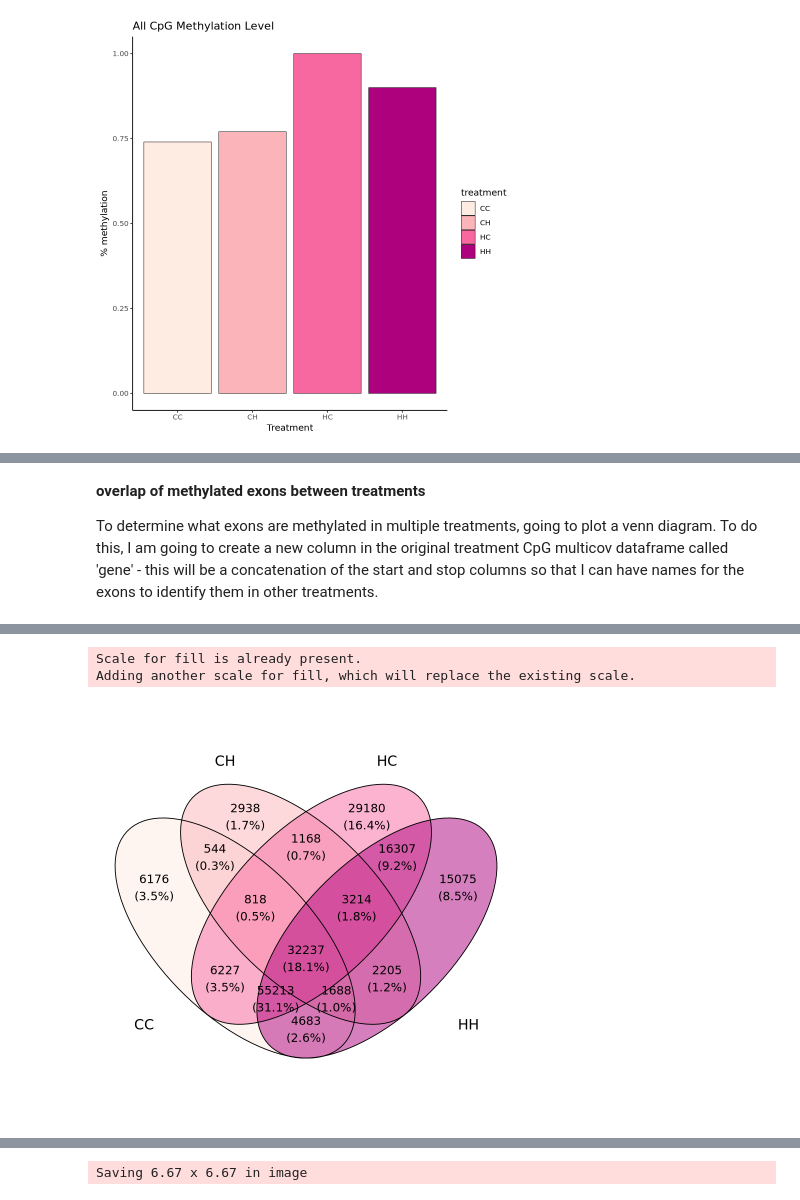
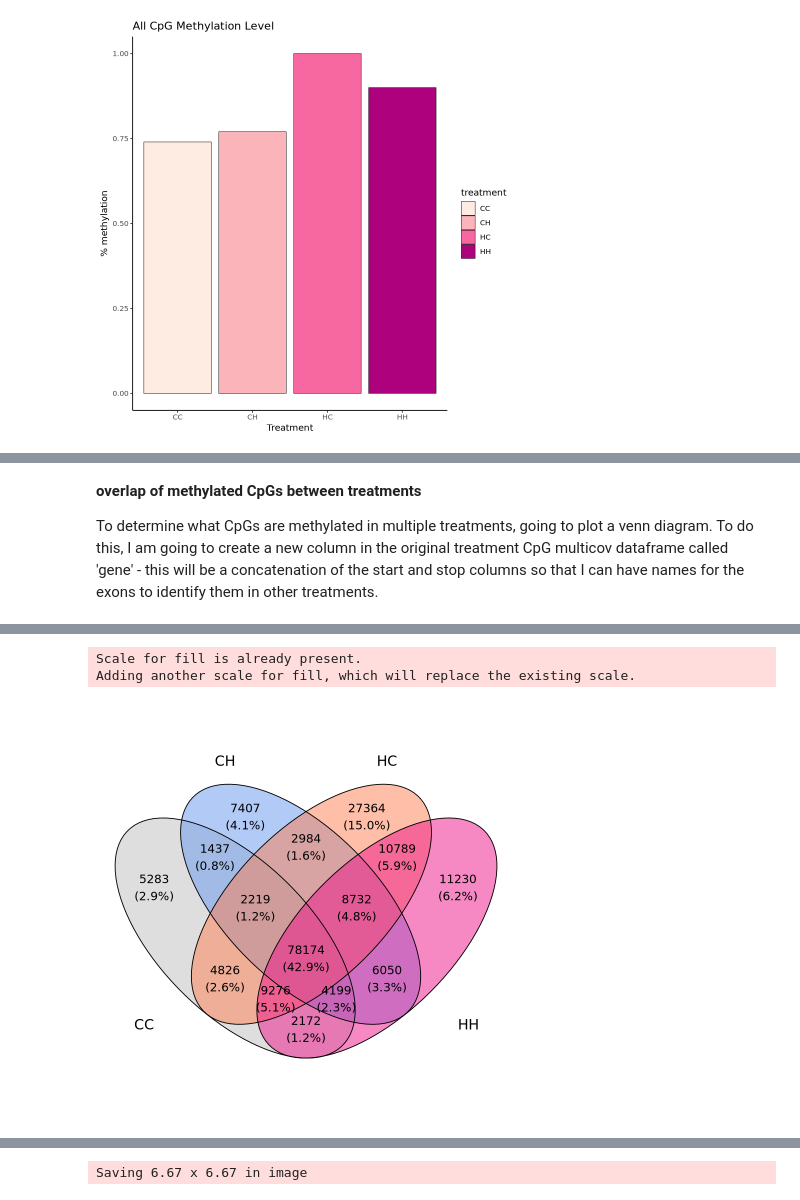
Before and after one commit to jgmcdonough/CE18_methylRAD_analysis, a Jupyter notebook: analysis/genomic_feature_tracks/methylation_level_of_features.ipynb, the cells around one changed output, grey strips where cells are left out. Cells and saved outputs as stored; diff of their text form; code cells hidden in the pictures.

```diff
--- a/analysis/genomic_feature_tracks/methylation_level_of_features.ipynb
+++ b/analysis/genomic_feature_tracks/methylation_level_of_features.ipynb
@@ -652,6 +652,6 @@ A data.frame: 6 × 9
 # %%
 # Calculate average counts of last 5 columns
-CC_multicov$avg_counts <- rowMeans(CC_multicov[,5:9])
+CC_multicov$avg_counts <- rowMeans(CC_multicov[,6:10])
 
 # Remove rows with averages below 5
 CC_filtered <- CC_multicov[CC_multicov$avg_counts >= 5, ]
@@ -672,7 +676,7 @@ print(paste(CCpercent_me, "% of CpG dinucleotide is methylated"))
 **CONTROL HYPOXIC**
 # %%
 # Calculate average counts of last 5 columns
-CH_multicov$avg_counts <- rowMeans(CH_multicov[,5:9])
+CH_multicov$avg_counts <- rowMeans(CH_multicov[,6:10])
 
 # Remove rows with averages below 5
 CH_filtered <- CH_multicov[CH_multicov$avg_counts >= 5, ]
@@ -693,7 +697,7 @@ print(paste(CHpercent_me, "% of CpG dinucleotide is methylated"))
 **HYPOXIC HYPOXIC**
 # %%
 # Calculate average counts of last 5 columns
-HH_multicov$avg_counts <- rowMeans(HH_multicov[,5:9])
+HH_multicov$avg_counts <- rowMeans(HH_multicov[,6:10])
 
 # Remove rows with averages below 5
 HH_filtered <- HH_multicov[HH_multicov$avg_counts >= 5, ]
@@ -714,7 +718,7 @@ print(paste(HHpercent_me, "% of CpG dinucleotide is methylated"))
 **HYPOXIC CONTROL**
 # %%
 # Calculate average counts of last 5 columns
-HC_multicov$avg_counts <- rowMeans(HC_multicov[,5:9])
+HC_multicov$avg_counts <- rowMeans(HC_multicov[,6:10])
 
 # Remove rows with averages below 5
 HC_filtered <- HC_multicov[HC_multicov$avg_counts >= 5, ]
@@ -783,7 +771,7 @@ mean of x mean of y
 # %% [markdown]
-**overlap of methylated exons between treatments**
+**overlap of methylated CpGs between treatments**
 
-To determine what exons are methylated in multiple treatments, going to plot a venn diagram. To do this, I am going to create a new column in the original treatment CpG multicov dataframe called 'gene' - this will be a concatenation of the start and stop columns so that I can have names for the exons to identify them in other treatments.
+To determine what CpGs are methylated in multiple treatments, going to plot a venn diagram. To do this, I am going to create a new column in the original treatment CpG multicov dataframe called 'gene' - this will be a concatenation of the start and stop columns so that I can have names for the exons to identify them in other treatments.
 # %%
 CC_filtered$CpG <- paste(CC_filtered$start, CC_filtered$stop, sep='_')
 
@@ -843,20 +831,20 @@ A data.frame: 6 × 11
 # %%
 x = list(A = CC_filtered$CpG,
          B = CH_filtered$CpG,
          C = HC_filtered$CpG,
         D = HH_filtered$CpG)
 
 names(x) <- c('CC', 'CH', 'HC', 'HH')
 
 cpg_venn <- ggvenn(x,
       set_name_size = 6,
        text_size = 5,
       stroke_size = 0.5,
        show_percentage = TRUE) +
-scale_fill_brewer(palette = "RdPu",  direction = 1)
+scale_fill_manual(values=c('gray', 'cornflowerblue', 'coral','deeppink2'))
 
 cpg_venn
 # %% [output]
 Scale for fill is already present.
 Adding another scale for fill, which will replace the existing scale.
-[figure, old version]
+[figure, new version]
```
Also changed, not shown: parts of 25 cells of this notebook.
